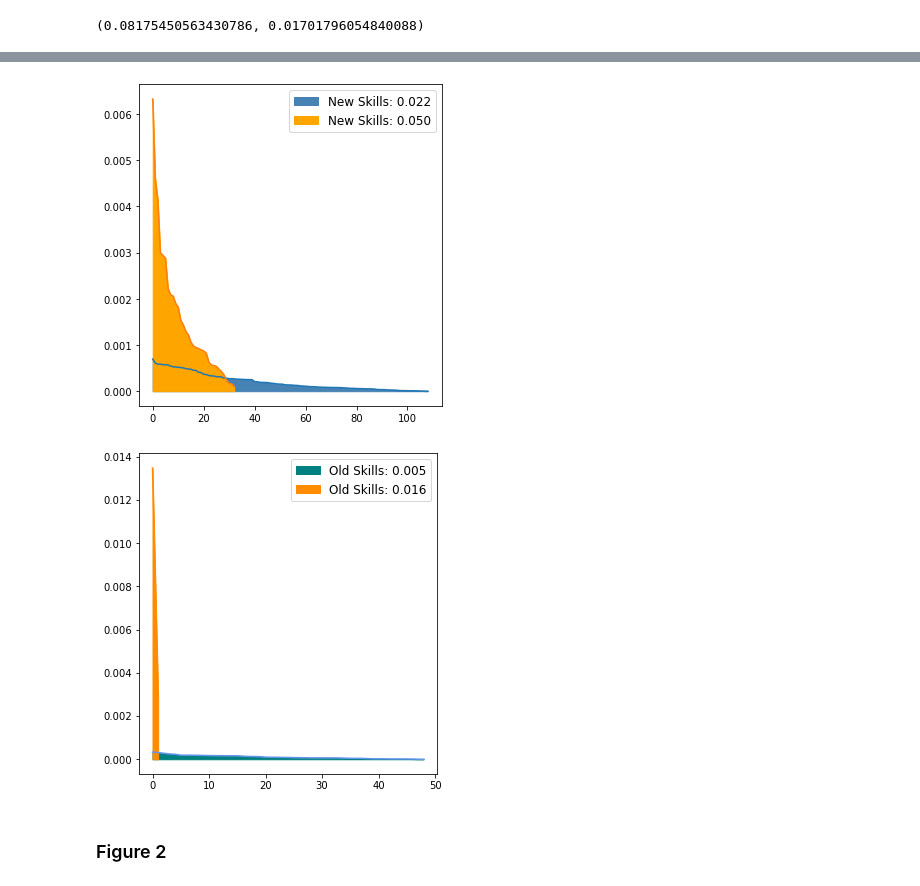
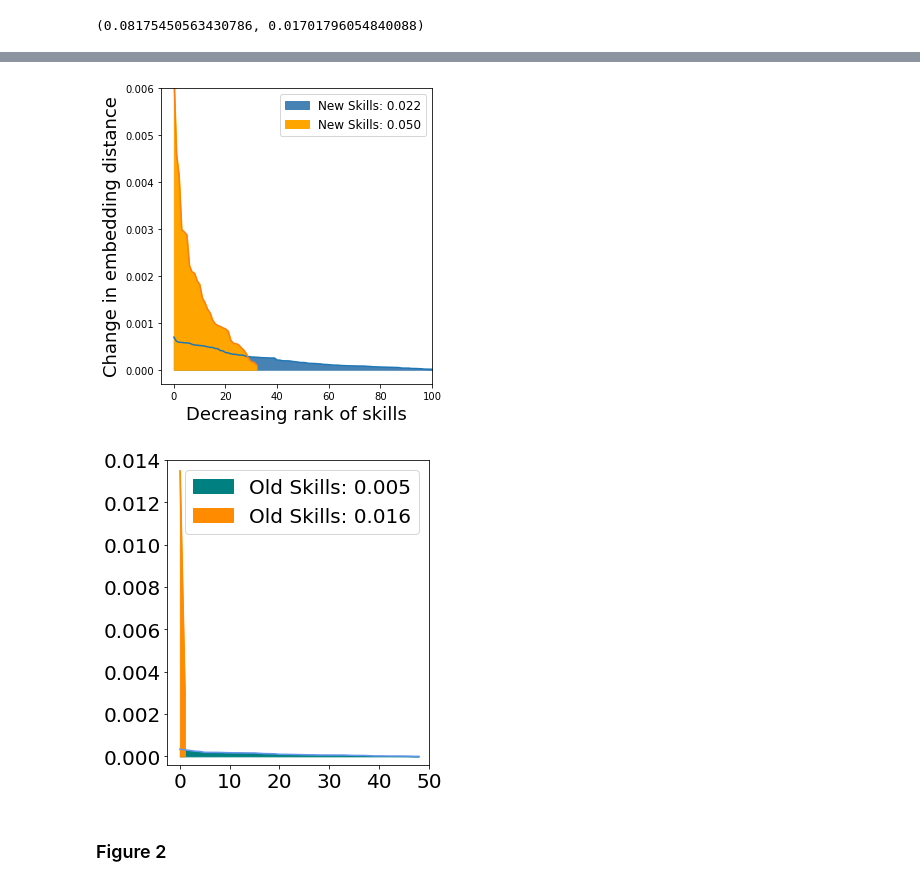
Before and after one commit to di-Tong/SkillPaper, a Jupyter notebook: Codes/MainFigures.ipynb, the cells around one changed output, grey strips where cells are left out. Drawn from its saved outputs; the diff is of its cells as text; code cells hidden in the pictures.

```diff
--- a/Codes/MainFigures.ipynb
+++ b/Codes/MainFigures.ipynb
@@ -271,7 +271,7 @@ llocosn = dict(sorted(llocosn.items(), key=operator.itemgetter(1),reverse=True))
 # Small market JOB-SKILL DATA
 # without filtering the skills
 slocyjas = defaultdict(lambda:defaultdict(lambda:defaultdict(lambda:0)))
-with open('/Users/ditong/Dropbox (MIT)/skills/SkillPaper/IntermediateData/sloc1_occ_year_skill_freq.txt', 'r') as f:
+with open('/Users/ditong/Dropbox (MIT)/skills/SkillPaper/revision/NHB/data/scz_occ_year_skill_freq.txt', 'r') as f:
     for line in f:
         line_lst = line.split("\t")
         job = line_lst[0]
@@ -795,0 +750,17 @@ len(occsc80_1)
+# %%
+import statsmodels.api as sm
+
+x1,y1,x2 = zip(*list(sim_tr.values()))
+#add constant to predictor variables
+
+regdf = pd.DataFrame()
+regdf['skill similarity for i and j'] = x1
+regdf['log(emp_i * emp_j)'] = x2
+x = regdf[['log(emp_i * emp_j)']]
+x = sm.add_constant(x)
+
+#fit linear regression model
+model = sm.OLS(y1, x).fit()
+
+#view model summary
+print(model.summary())
@@ -795,0 +785,15 @@ len(occsc80_1)
+# %%
+x1,y1,x2 = zip(*list(sim_tr.values()))
+#add constant to predictor variables
+
+regdf = pd.DataFrame()
+regdf['skill similarity for i and j'] = x1
+regdf['log(emp_i * emp_j)'] = x2
+x = regdf[['skill similarity for i and j', 'log(emp_i * emp_j)']]
+x = sm.add_constant(x)
+
+#fit linear regression model
+model = sm.OLS(y1, x).fit()
+
+#view model summary
+print(model.summary())
@@ -996,6 +1033,7 @@ plt.savefig('/Users/ditong/Dropbox (MIT)/skills/SkillPaper/Results/IndividualFig
 # %%
 # change induced by Food Batchmakers new skills:
 scB = {}
+newj='Food Batchmakers'
 for ns in jys[newj][2018]:
     if ns not in jys[newj][2010]:
         # a new job vector without having the focal new skill
@@ -1048,21 +1118,24 @@ jtr['Food Batchmakers'], jtr["Computer Programmers"]
 # %%
 # computer programmer
 fig = plt.figure(figsize=(5,5))
 #ax1 = fig.add_subplot(111)
 
 sc=sorted(scC.values(), reverse=True)
 plt.plot(sc)
 plt.fill_between(range(len(sc)),sc,0,color="steelblue", label="New Skills: 0.022")
 sb = sorted(scB.values(), reverse=True)
 plt.plot(sb)
 plt.fill_between(range(len(sb)),sb,0,color="orange", label="New Skills: 0.050")
 plt.legend(fontsize=12)
-#plt.ylabel("Skill Change", fontsize=18)
-#plt.xlabel("Core Skills Rank", fontsize=18)
+plt.ylabel("Change in embedding distance", fontsize=18)
+plt.xlabel("Decreasing rank of skills", fontsize=18)
+plt.xlim(-5, 100)
+plt.ylim(-0.0003, 0.006)
 plt.tight_layout()
-plt.savefig('/Users/ditong/Dropbox (MIT)/skills/SkillPaper/Results/IndividualFigure/Fig1/Fig1P31_new_wemp_foodbatcher.pdf')
+
+plt.savefig('/Users/ditong/Dropbox (MIT)/skills/SkillPaper/revision/NHB/results/mainfig/Fig1skillembnew.pdf')
 # %% [output]
-[figure, old version]
+[figure, new version]
 # %%
 # computer programmer
 fig = plt.figure(figsize=(5,5))
@@ -1074,13 +1147,16 @@ plt.fill_between(range(len(sc)),sc,0,color="teal", label="Old Skills: 0.005")
 sb = sorted(soB.values(), reverse=True)
 plt.plot(sb,color="darkorange")
 plt.fill_between(range(len(sb)),sb,0,color="darkorange", label="Old Skills: 0.016")
-plt.legend(fontsize=12)
-#plt.ylabel("Skill Change", fontsize=18)
-#plt.xlabel("Core Skills Rank", fontsize=18)
+plt.legend(fontsize=20)
+plt.xlim(-2.5, 50)
+plt.ylim(-0.0004, 0.014)
+plt.xticks(fontsize=20)
+plt.yticks(fontsize=20)
 plt.tight_layout()
-plt.savefig('/Users/ditong/Dropbox (MIT)/skills/SkillPaper/Results/IndividualFigure/Fig1/Fig1P32_new_wemp_foodbatcher.pdf')
+
+plt.savefig('/Users/ditong/Dropbox (MIT)/skills/SkillPaper/revision/NHB/results/mainfig/Fig1skillembold.pdf')
 # %% [output]
-[figure, old version]
+[figure, new version]
 # %% [markdown]
 ### Figure 2
 # %%
```
Also changed, not shown: parts of 137 cells of this notebook, 6 other files.
